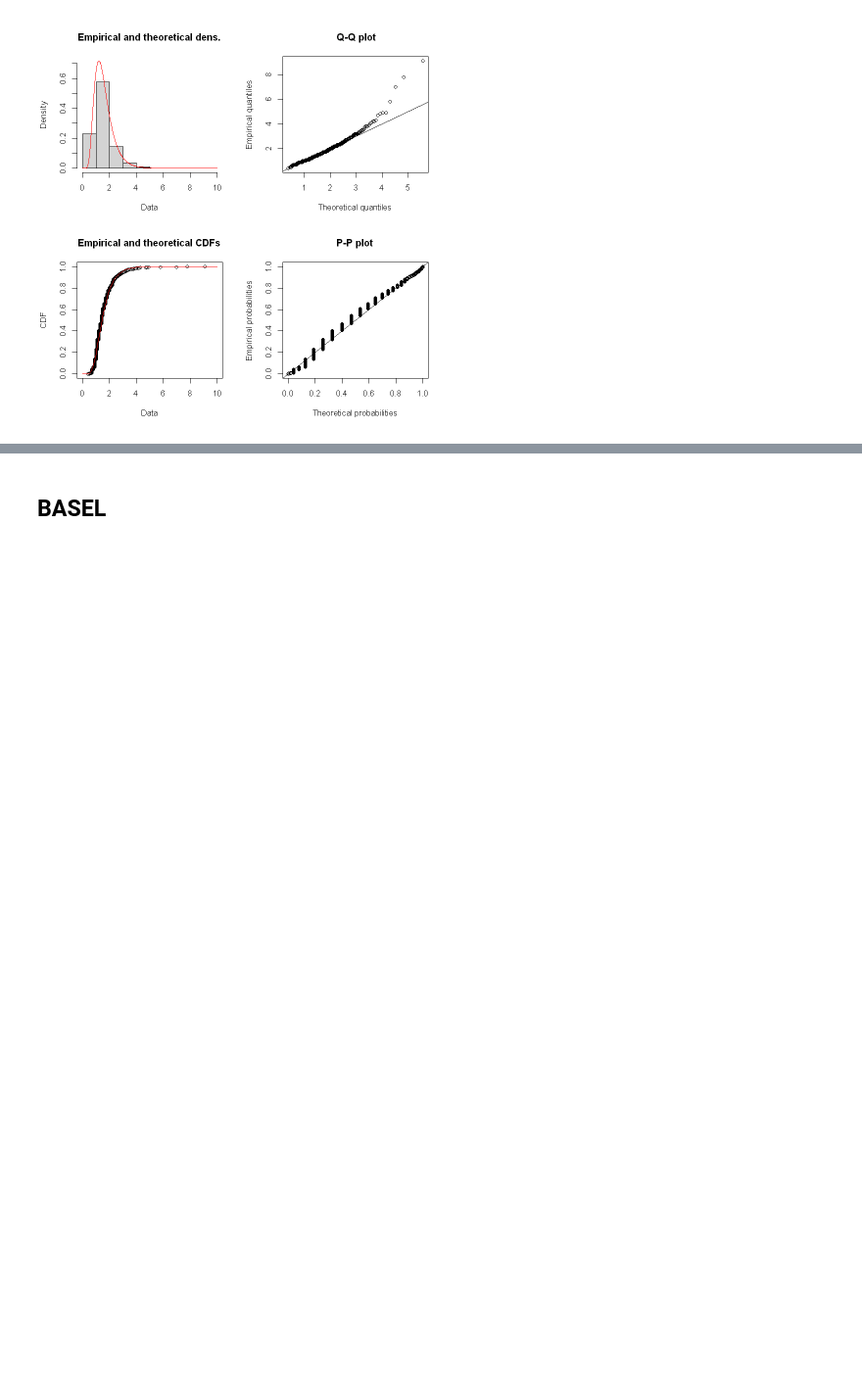
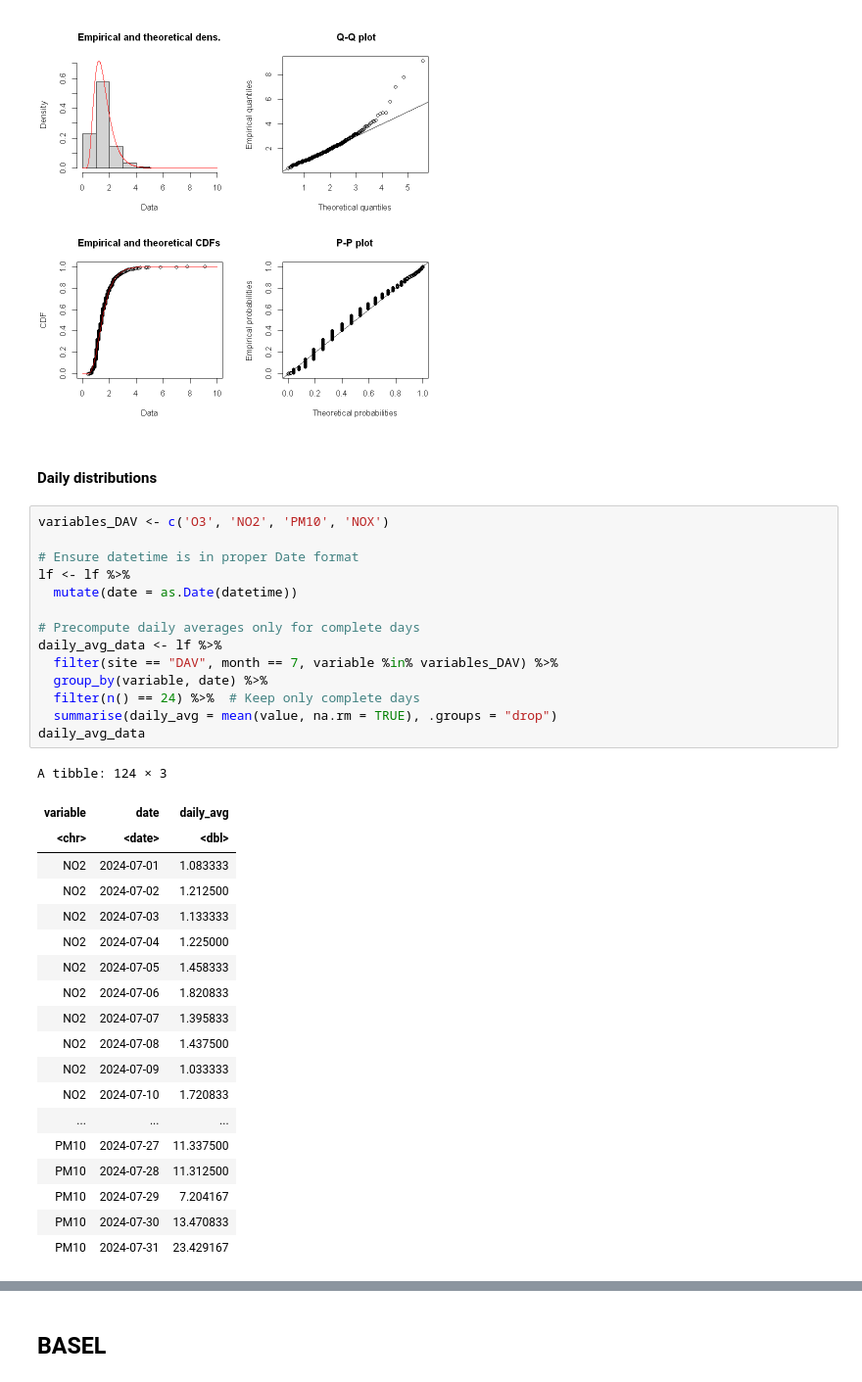
Before and after one commit to matheogodenzi/Air_pollution, a Jupyter notebook: Statistical_distributions.ipynb, the cells around one changed output, grey strips where cells are left out. Shown at 98% size. Drawn from its saved outputs; the diff is of its cells as text; blank space fills up the shorter version.

```diff
--- a/Statistical_distributions.ipynb
+++ b/Statistical_distributions.ipynb
@@ -146,3 +178,39 @@ Akaike's Information Criterion    1367.232
 Bayesian Information Criterion    1376.445
 [figure]
 [figure]
+# %% [markdown]
+#### Daily distributions
+# %%
+variables_DAV <- c('O3', 'NO2', 'PM10', 'NOX')
+
+# Ensure datetime is in proper Date format
+lf <- lf %>%
+  mutate(date = as.Date(datetime))
+
+# Precompute daily averages only for complete days
+daily_avg_data <- lf %>%
+  filter(site == "DAV", month == 7, variable %in% variables_DAV) %>%
+  group_by(variable, date) %>%
+  filter(n() == 24) %>%  # Keep only complete days
+  summarise(daily_avg = mean(value, na.rm = TRUE), .groups = "drop")
+daily_avg_data
+# %% [output]
+A tibble: 124 × 3
+| variable | date | daily_avg |
+| <chr> | <date> | <dbl> |
+| NO2 | 2024-07-01 | 1.083333 |
+| NO2 | 2024-07-02 | 1.212500 |
+| NO2 | 2024-07-03 | 1.133333 |
+| NO2 | 2024-07-04 | 1.225000 |
+| NO2 | 2024-07-05 | 1.458333 |
+| NO2 | 2024-07-06 | 1.820833 |
+| NO2 | 2024-07-07 | 1.395833 |
+| NO2 | 2024-07-08 | 1.437500 |
+| NO2 | 2024-07-09 | 1.033333 |
+| NO2 | 2024-07-10 | 1.720833 |
+| ... | ... | ... |
+| PM10 | 2024-07-27 | 11.337500 |
+| PM10 | 2024-07-28 | 11.312500 |
+| PM10 | 2024-07-29 | 7.204167 |
+| PM10 | 2024-07-30 | 13.470833 |
+| PM10 | 2024-07-31 | 23.429167 |
```
Also changed, not shown: parts of 7 cells of this notebook.
